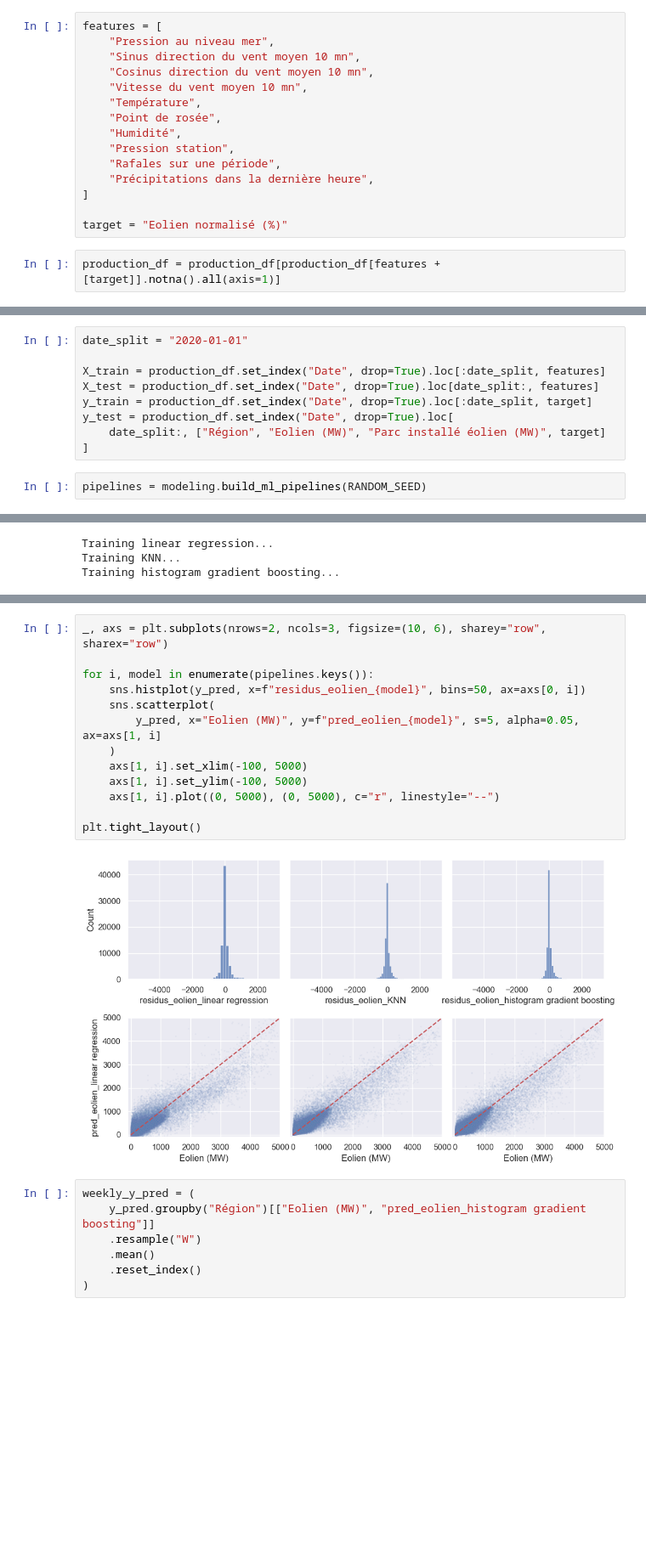
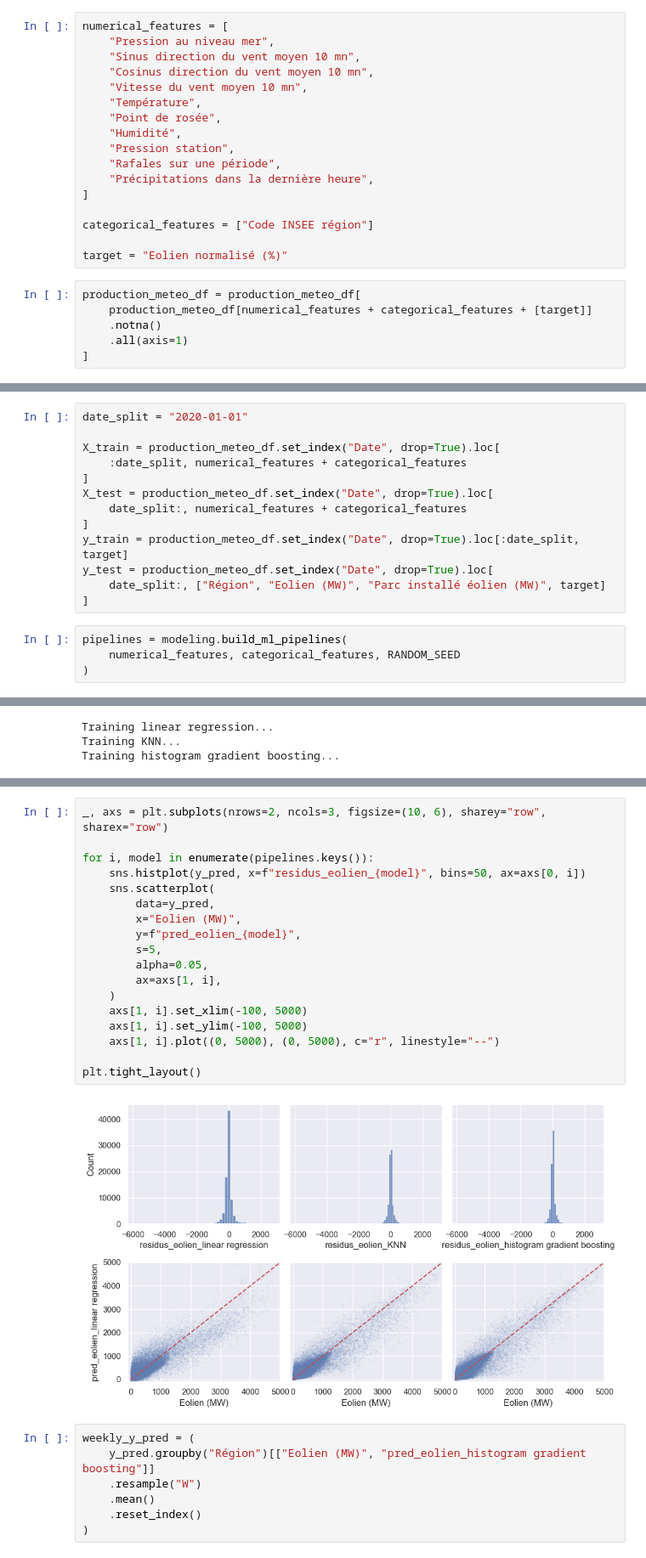
Before and after one commit to antonindurieux/prediction-energie-eolienne, a Jupyter notebook: prediction_energy_eolienne.ipynb, the cells around one changed output, grey strips where cells are left out. Shown at 85% size. Drawn from its saved outputs; the diff is of its cells as text; blank space fills up the shorter version.

Commit message:
Improve ML pipeline

```diff
--- a/prediction_energy_eolienne.ipynb
+++ b/prediction_energy_eolienne.ipynb
@@ -195,7 +188,7 @@ production_df = pd.merge(
     right_on=["Date", "region (name)"],
 )
 # %%
-features = [
+numerical_features = [
     "Pression au niveau mer",
     "Sinus direction du vent moyen 10 mn",
     "Cosinus direction du vent moyen 10 mn",
@@ -208,9 +201,15 @@ features = [
     "Précipitations dans la dernière heure",
 ]
 
+categorical_features = ["Code INSEE région"]
+
 target = "Eolien normalisé (%)"
 # %%
-production_df = production_df[production_df[features + [target]].notna().all(axis=1)]
+production_meteo_df = production_meteo_df[
+    production_meteo_df[numerical_features + categorical_features + [target]]
+    .notna()
+    .all(axis=1)
+]
 # %%
 interactive(
     visualization.plot_facet_scatter,
@@ -226,14 +245,20 @@ interactive(children=(Dropdown(description='variable', options=('Cosinus directi
 # %%
 date_split = "2020-01-01"
 
-X_train = production_df.set_index("Date", drop=True).loc[:date_split, features]
-X_test = production_df.set_index("Date", drop=True).loc[date_split:, features]
-y_train = production_df.set_index("Date", drop=True).loc[:date_split, target]
-y_test = production_df.set_index("Date", drop=True).loc[
+X_train = production_meteo_df.set_index("Date", drop=True).loc[
+    :date_split, numerical_features + categorical_features
+]
+X_test = production_meteo_df.set_index("Date", drop=True).loc[
+    date_split:, numerical_features + categorical_features
+]
+y_train = production_meteo_df.set_index("Date", drop=True).loc[:date_split, target]
+y_test = production_meteo_df.set_index("Date", drop=True).loc[
     date_split:, ["Région", "Eolien (MW)", "Parc installé éolien (MW)", target]
 ]
 # %%
-pipelines = modeling.build_ml_pipelines(RANDOM_SEED)
+pipelines = modeling.build_ml_pipelines(
+    numerical_features, categorical_features, RANDOM_SEED
+)
 # %%
 pipelines, metrics_df, y_pred = modeling.train_and_evaluate_models(
     pipelines, X_train, X_test, y_train, y_test
@@ -252,18 +277,23 @@ metrics_df
 # %%
 _, axs = plt.subplots(nrows=2, ncols=3, figsize=(10, 6), sharey="row", sharex="row")
 
 for i, model in enumerate(pipelines.keys()):
     sns.histplot(y_pred, x=f"residus_eolien_{model}", bins=50, ax=axs[0, i])
     sns.scatterplot(
-        y_pred, x="Eolien (MW)", y=f"pred_eolien_{model}", s=5, alpha=0.05, ax=axs[1, i]
+        data=y_pred,
+        x="Eolien (MW)",
+        y=f"pred_eolien_{model}",
+        s=5,
+        alpha=0.05,
+        ax=axs[1, i],
     )
     axs[1, i].set_xlim(-100, 5000)
     axs[1, i].set_ylim(-100, 5000)
     axs[1, i].plot((0, 5000), (0, 5000), c="r", linestyle="--")
 
 plt.tight_layout()
 # %% [output]
-[figure, old version]
+[figure, new version]
 # %%
 weekly_y_pred = (
     y_pred.groupby("Région")[["Eolien (MW)", "pred_eolien_histogram gradient boosting"]]
```
Also changed, not shown: parts of 13 cells of this notebook, 1 other file.
